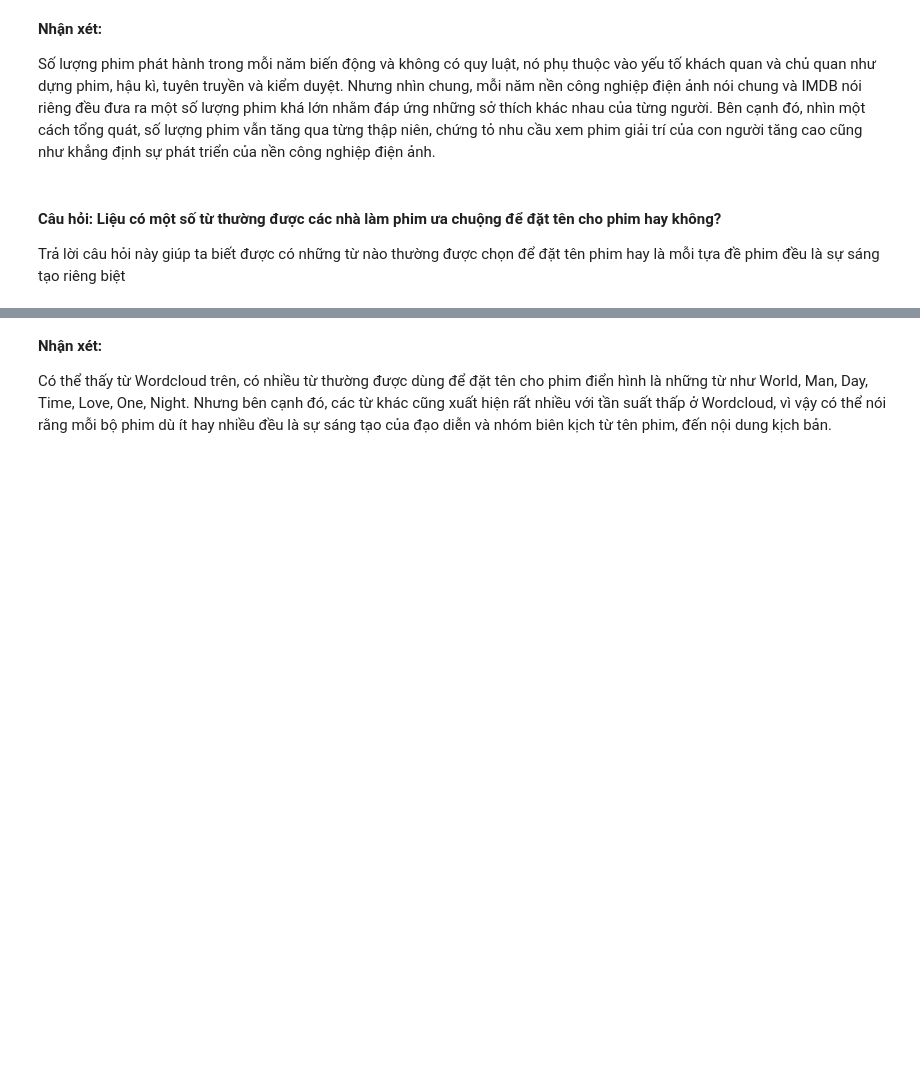
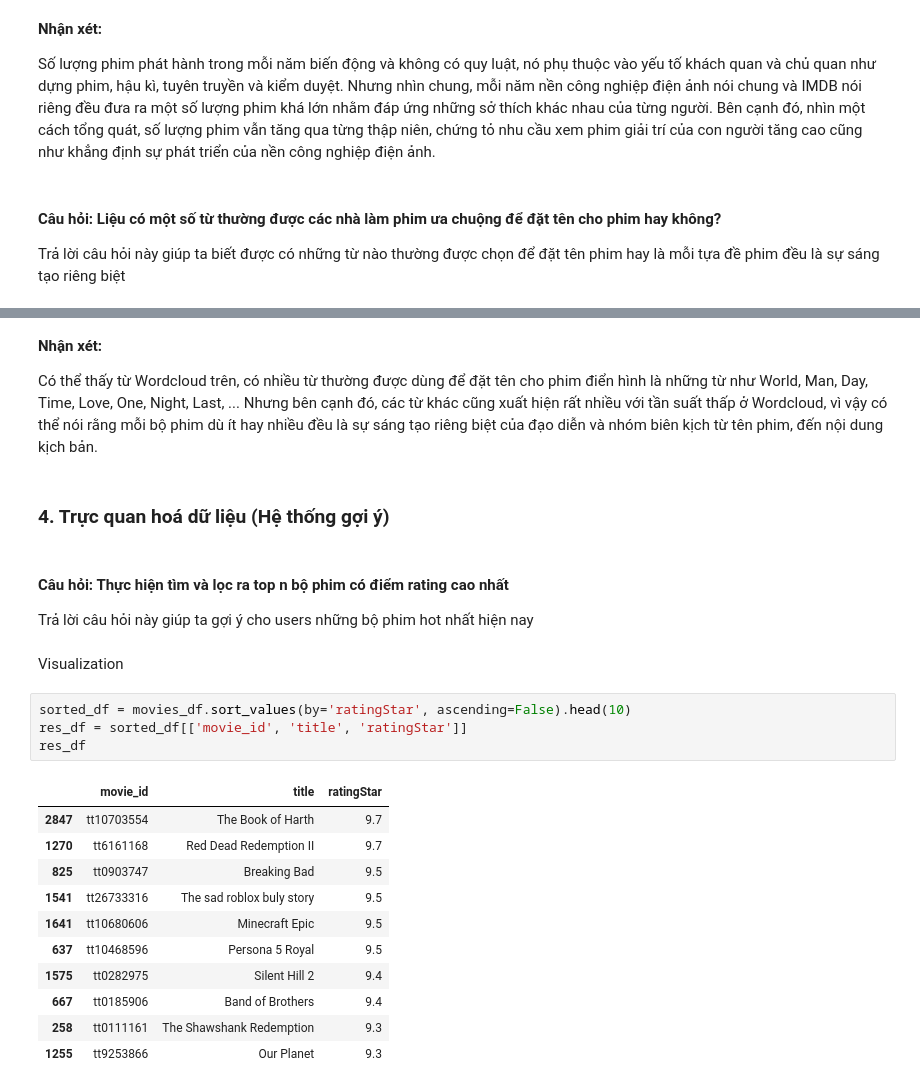
Before and after one commit to HThinhZ/Recommender_System_Project, a Jupyter notebook: visualization.ipynb, the cells around one changed output, grey strips where cells are left out. Saved outputs shown, nothing was run; the diff lists cells and outputs as text; blank space fills up the shorter version.

```diff
--- a/visualization.ipynb
+++ b/visualization.ipynb
@@ -143,4 +143,27 @@ plt.axis('off');
 # %% [markdown]
 **Nhận xét:**
 
-Có thể thấy từ Wordcloud trên, có nhiều từ thường được dùng để đặt tên cho phim điển hình là những từ như World, Man, Day, Time, Love, One, Night. Nhưng bên cạnh đó, các từ khác cũng xuất hiện rất nhiều với tần suất thấp ở Wordcloud, vì vậy có thể nói rằng mỗi bộ phim dù ít hay nhiều đều là sự sáng tạo của đạo diễn và nhóm biên kịch từ tên phim, đến nội dung kịch bản.
+Có thể thấy từ Wordcloud trên, có nhiều từ thường được dùng để đặt tên cho phim điển hình là những từ như World, Man, Day, Time, Love, One, Night, Last, ... Nhưng bên cạnh đó, các từ khác cũng xuất hiện rất nhiều với tần suất thấp ở Wordcloud, vì vậy có thể nói rằng mỗi bộ phim dù ít hay nhiều đều là sự sáng tạo riêng biệt của đạo diễn và nhóm biên kịch từ tên phim, đến nội dung kịch bản.
+# %% [markdown]
+### 4. Trực quan hoá dữ liệu (Hệ thống gợi ý)
+# %% [markdown]
+#### Câu hỏi: Thực hiện tìm và lọc ra top n bộ phim có điểm rating cao nhất
+Trả lời câu hỏi này giúp ta gợi ý cho users những bộ phim hot nhất hiện nay
+# %% [markdown]
+Visualization
+# %%
+sorted_df = movies_df.sort_values(by='ratingStar', ascending=False).head(10)
+res_df = sorted_df[['movie_id', 'title', 'ratingStar']]
+res_df
+# %% [output]
+|  | movie_id | title | ratingStar |
+| 2847 | tt10703554 | The Book of Harth | 9.7 |
+| 1270 | tt6161168 | Red Dead Redemption II | 9.7 |
+| 825 | tt0903747 | Breaking Bad | 9.5 |
+| 1541 | tt26733316 | The sad roblox buly story | 9.5 |
+| 1641 | tt10680606 | Minecraft Epic | 9.5 |
+| 637 | tt10468596 | Persona 5 Royal | 9.5 |
+| 1575 | tt0282975 | Silent Hill 2 | 9.4 |
+| 667 | tt0185906 | Band of Brothers | 9.4 |
+| 258 | tt0111161 | The Shawshank Redemption | 9.3 |
+| 1255 | tt9253866 | Our Planet | 9.3 |
```
Also changed, not shown: parts of 23 cells of this notebook.
